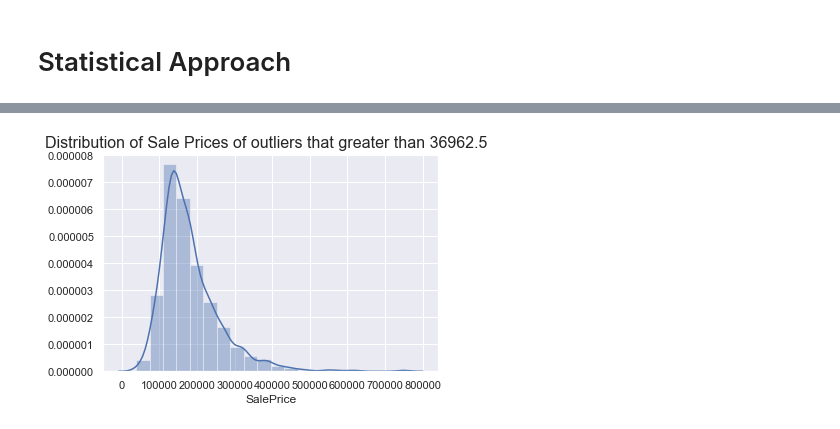
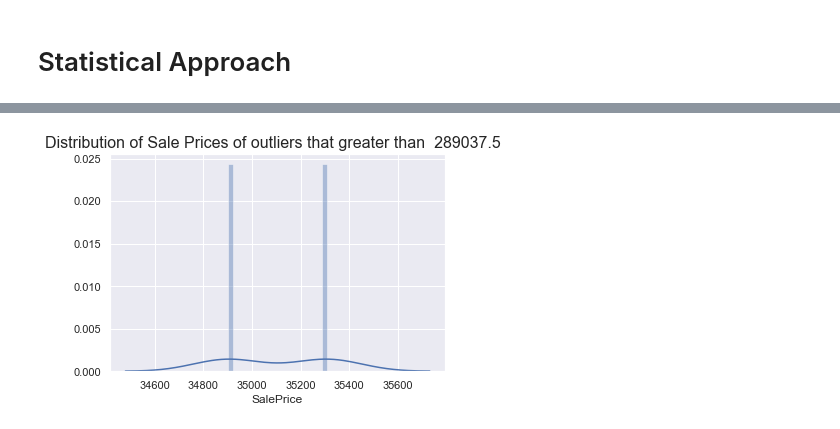
Before and after one commit to NewtoIBM/data_student, a Jupyter notebook: Egor_CapProjectPart1.ipynb, the cells around one changed output, grey strips where cells are left out. Drawn from its saved outputs; the diff is of its cells as text; code cells hidden in the pictures.

```diff
--- a/Egor_CapProjectPart1.ipynb
+++ b/Egor_CapProjectPart1.ipynb
@@ -16,11 +16,11 @@ import matplotlib.pyplot as plt
 import seaborn as sns
 # %%
 # Import Train and Test Data
-file =  'https://github.com/NewtoIBM/data_student'
-df3 = pd.read_csv(file + 'test.csv', error_bad_lines=False)
-train = 'https://github.com/NewtoIBM/data_student'
-df1=  pd.read_csv(test + 'train.csv', error_bad_lines=False)
-combined = pd.concat([df1, df3],sort=True)
+file =  '/Users/ceo/Desktop/'
+testdf = pd.read_csv(file + 'test.csv', error_bad_lines=False)
+train = '/Users/ceo/Desktop/'
+traindf=  pd.read_csv(train + 'train.csv', error_bad_lines=False)
+combined = pd.concat([testdf, traindf],sort=True)
 #df4 = pd.read_csv(file2 + 'data_description.txt', error_bad_lines=False)
 #df5= df.melt(['text', 'Count'],['label','label_num'],'ham','spam')        #(frame=df, id_vars='label')
 #df5 = df3.unstack()
@@ -98,6 +106,2 @@ combined.head(5)
 # %% [markdown]
 ## Exploratory data analysis
-# %%
-combined['Alley'].fillna(combined['Alley'].mode()[0], inplace=True)  # filling NaN or missing values
-#df3.fillna(value="None",inpalce = True)
-#df3.Alley.fillna(df3.median(), inpalce = True)
@@ -118,0 +166,5 @@ Name: Alley, Length: 2919, dtype: object
+# %%
+combined.drop(['Alley'], axis=1, inplace=True)
+combined.drop(['PoolQC'], axis=1, inplace=True)
+combined.drop(['MiscFeature'], axis=1, inplace=True)
+combined.drop(['Fence'], axis=1, inplace=True)
@@ -213,9 +269,8 @@ IQR = 214000.0-129975.0
 # %% [markdown]
 # The boundaries are found so I can remove the data that is out of these boundaries.
 # %%
-
-outlier_great = combined.loc[(combined['SalePrice'] > 36962.5) ]
-outlier_great.fillna(method='bfill', inplace=True)
+outlier_great = combined[(combined['SalePrice'] < 36962.5) ]
+outlier_great.fillna(method='bfill')
 #df4 = combined[combined['SalePrice'] > 36962.5]
 #df4['SalePrice']
 outlier_great
@@ -284,6 +312,6 @@ sns.distplot(outlier_less['SalePrice'],bins=20).set_title('Distribution of Sale
 # %%
 sns.set(color_codes=True)
 
-sns.distplot(outlier_great['SalePrice'],bins=20).set_title('Distribution of Sale Prices of outliers that greater than 36962.5  ',fontsize=16);
+sns.distplot(outlier_great['SalePrice'],bins=20).set_title('Distribution of Sale Prices of outliers that greater than  289037.5  ',fontsize=16);
 # %% [output]
-[figure, old version]
+[figure, new version]
```
Also changed, not shown: parts of 17 cells of this notebook.
